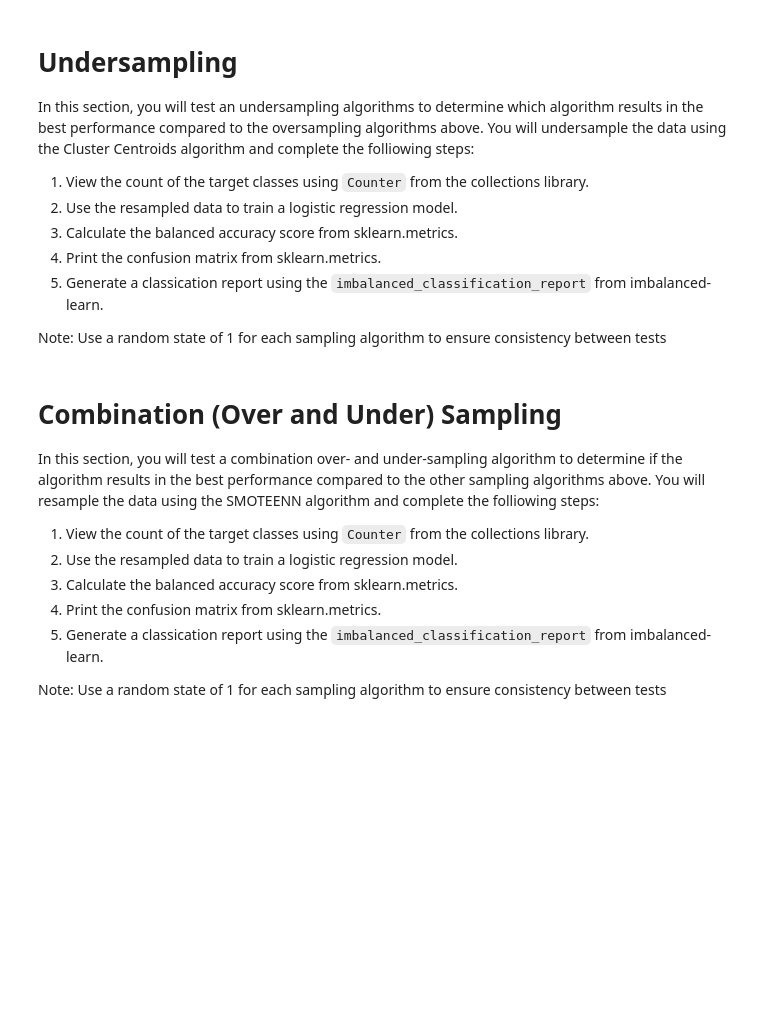
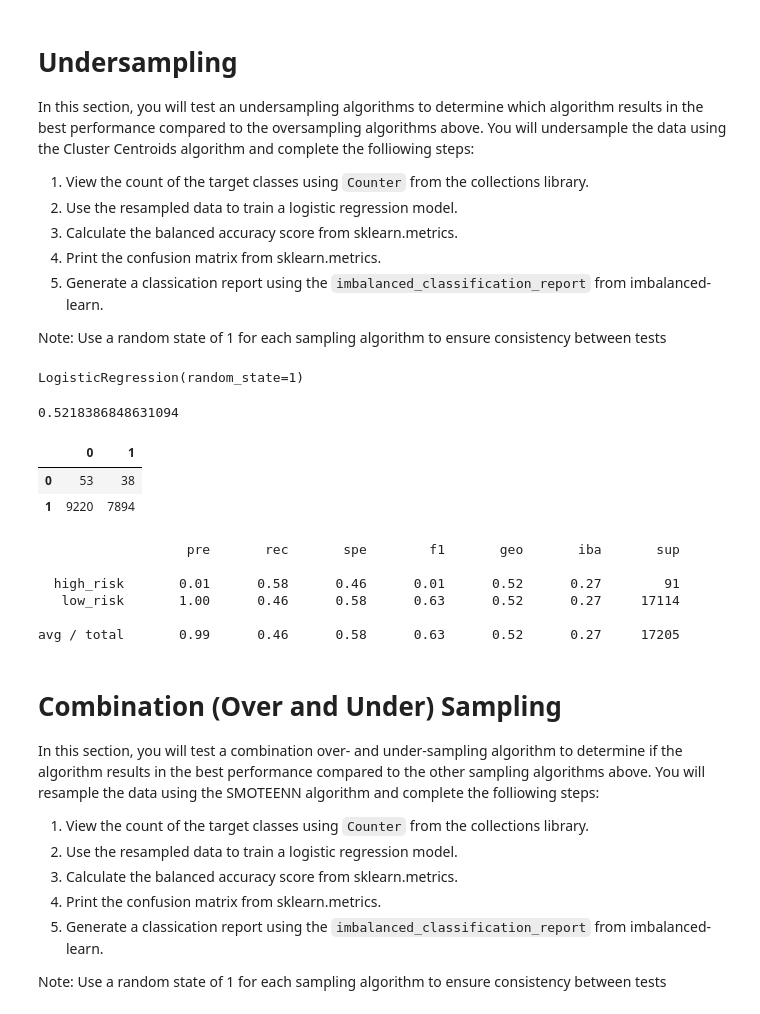
Before and after one commit to rmckinno/Credit_Risk_Analysis, a Jupyter notebook: credit_risk_resampling.ipynb, the cells around one changed output. Cells and saved outputs as stored; diff of their text form; code cells hidden in the pictures; blank space fills up the shorter version.

Commit message:
Add Cluster Centroids algorithm.

```diff
--- a/credit_risk_resampling.ipynb
+++ b/credit_risk_resampling.ipynb
@@ -253,19 +254,40 @@ Note: Use a random state of 1 for each sampling algorithm to ensure consistency
 # %%
 # Resample the data using the ClusterCentroids resampler
 # Warning: This is a large dataset, and this step may take some time to complete
-#
+cc = ClusterCentroids(random_state=1)
+X_resampled, y_resampled = cc.fit_resample(X_train, y_train)
 # %%
 # Train the Logistic Regression model using the resampled data
-# YOUR CODE HERE
+model = LogisticRegression(random_state=1)
+model.fit(X_resampled, y_resampled)
+# %% [output]
+LogisticRegression(random_state=1)
 # %%
 # Calculated the balanced accuracy score
-# YOUR CODE HERE
+y_pred = model.predict(X_test)
+balanced_accuracy_score(y_test, y_pred)
+# %% [output]
+0.5218386848631094
 # %%
 # Display the confusion matrix
-# YOUR CODE HERE
+cm = pd.DataFrame(confusion_matrix(y_test, y_pred))
+cm
+# %% [output]
+|  | 0 | 1 |
+| 0 | 53 | 38 |
+| 1 | 9220 | 7894 |
 # %%
 # Print the imbalanced classification report
-# YOUR CODE HERE
+report = classification_report_imbalanced(y_test, y_pred, target_names=
+['high_risk','low_risk'])
+print(report)
+# %% [output]
+                   pre       rec       spe        f1       geo       iba       sup
+
+  high_risk       0.01      0.58      0.46      0.01      0.52      0.27        91
+   low_risk       1.00      0.46      0.58      0.63      0.52      0.27     17114
+
+avg / total       0.99      0.46      0.58      0.63      0.52      0.27     17205
 # %% [markdown]
 # Combination (Over and Under) Sampling
 
```
Also changed, not shown: parts of 1 cell of this notebook.
